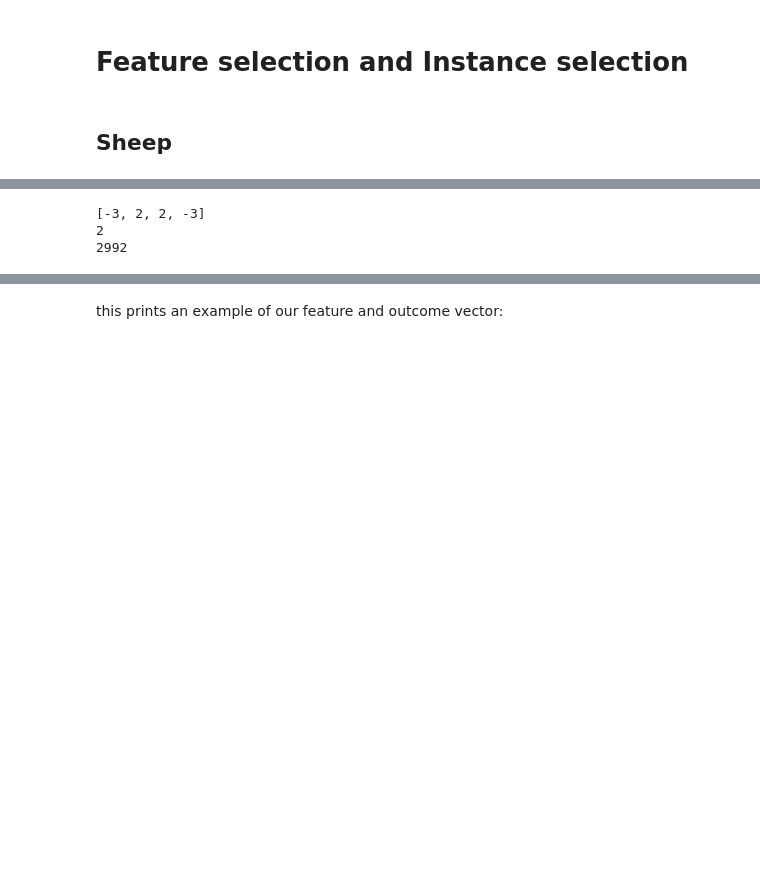
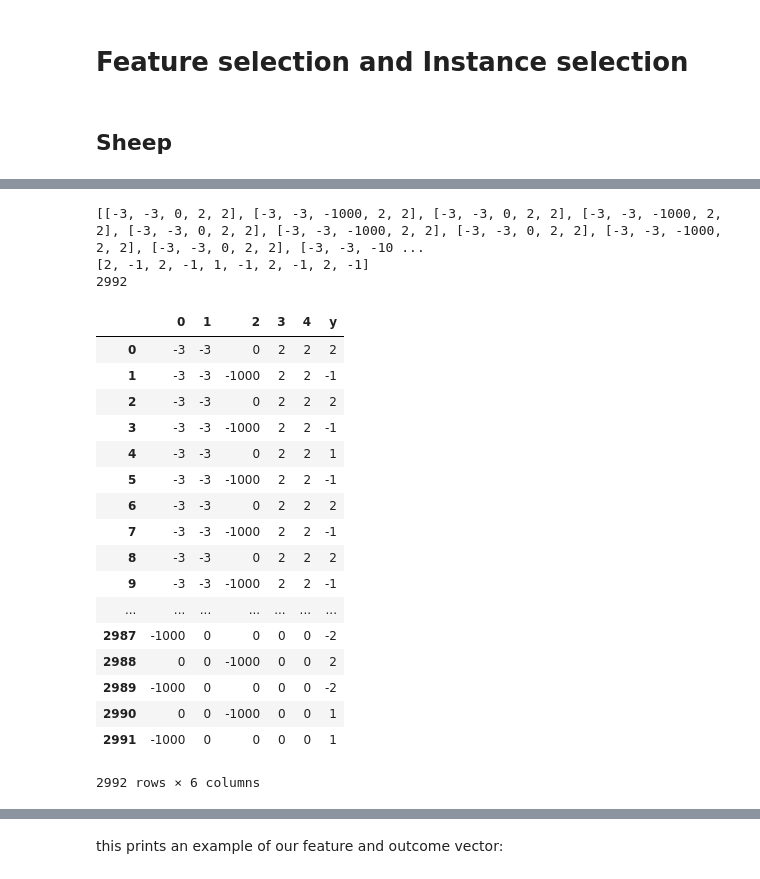
Before and after one commit to rexorci/PAI_Ex2, a Jupyter notebook: kingsheep/model_training_cweber.ipynb, the cells around one changed output, grey strips where cells are left out. Drawn from its saved outputs; the diff is of its cells as text; code cells hidden in the pictures; blank space fills up the shorter version.

```diff
--- a/kingsheep/model_training_cweber.ipynb
+++ b/kingsheep/model_training_cweber.ipynb
@@ -159 +161,4 @@ calculate x and y distance to wolf and to closest food
+# %%
+def manhattan_distance(origin, goal):
+    return abs(origin[0] - goal[0]) + abs(origin[1] - goal[1])
 # %%
@@ -332,19 +324,22 @@ for game in training_data:
 #         # feature 8: is going left allowed?
 #         sf_left = valid_move(sheep_position[0], sheep_position[1] - 1, field,
 #                              row['turn_made_by'], True)
-
+        # feature: value of moving left
+        sf_v_left = value_of_move(sheep_position[0] -1, sheep_position[1], sheep_position, wolf_position, field, food_goal,
+                           row['turn_made_by'], True)
         # feature: value of moving up
-        sf_v_up = value_of_move(sheep_position[0] - 1, sheep_position[1], sheep_position, wolf_position, field, food_goal,
+        sf_v_up = value_of_move(sheep_position[0], sheep_position[1] - 1, sheep_position, wolf_position, field, food_goal,
+                           row['turn_made_by'], True)
+        # feature: value of not moving
+        sf_v_stay = value_of_move(sheep_position[0], sheep_position[1], sheep_position, wolf_position, field, food_goal,
                            row['turn_made_by'], True)
         # feature: value of moving down
-        sf_v_down = value_of_move(sheep_position[0] + 1, sheep_position[1], sheep_position, wolf_position, field, food_goal,
+        sf_v_down = value_of_move(sheep_position[0], sheep_position[1] + 1, sheep_position, wolf_position, field, food_goal,
                            row['turn_made_by'], True)
-        # feature 9: value of moving right
-        sf_v_right = value_of_move(sheep_position[0], sheep_position[1]+1, sheep_position, wolf_position, field, food_goal,
+        # feature: value of moving right
+        sf_v_right = value_of_move(sheep_position[0] + 1, sheep_position[1], sheep_position, wolf_position, field, food_goal,
                            row['turn_made_by'], True)
-        # feature 9: value of moving left
-        sf_v_left = value_of_move(sheep_position[0], sheep_position[1]-1, sheep_position, wolf_position, field, food_goal,
-                           row['turn_made_by'], True)
+
 
 #         game_features.append(sf_x_wolf)
 #         game_features.append(sf_y_wolf)
@@ -354,20 +349,44 @@ for game in training_data:
 #         game_features.append(sf_down)
 #         game_features.append(sf_right)
 #         game_features.append(sf_left)
+        game_features.append(sf_v_left)
         game_features.append(sf_v_up)
+        game_features.append(sf_v_stay)
         game_features.append(sf_v_down)
         game_features.append(sf_v_right)
-        game_features.append(sf_v_left)
 
         #add features and move to X_sheep and Y_sheep
         X_sheep.append(game_features)
         Y_sheep.append(move)
-
-#this prints an example of our feature and outcome vector:
-print(X_sheep[0])
-print(Y_sheep[0])
-print(number_moves)
-# %% [output]
-[-3, 2, 2, -3]
-2
-2992
+# %%
+#this prints an example of our feature and outcome vector:
+print(X_sheep[:10])
+print(Y_sheep[:10])
+print(number_moves)
+# %% [output]
+[[-3, -3, 0, 2, 2], [-3, -3, -1000, 2, 2], [-3, -3, 0, 2, 2], [-3, -3, -1000, 2, 2], [-3, -3, 0, 2, 2], [-3, -3, -1000, 2, 2], [-3, -3, 0, 2, 2], [-3, -3, -1000, 2, 2], [-3, -3, 0, 2, 2], [-3, -3, -10 ...
+[2, -1, 2, -1, 1, -1, 2, -1, 2, -1]
+2992
+# %%
+df_investigate = pd.DataFrame(X_sheep)
+df_investigate['y'] = Y_sheep
+df_investigate
+# %% [output]
+|  | 0 | 1 | 2 | 3 | 4 | y |
+| 0 | -3 | -3 | 0 | 2 | 2 | 2 |
+| 1 | -3 | -3 | -1000 | 2 | 2 | -1 |
+| 2 | -3 | -3 | 0 | 2 | 2 | 2 |
+| 3 | -3 | -3 | -1000 | 2 | 2 | -1 |
+| 4 | -3 | -3 | 0 | 2 | 2 | 1 |
+| 5 | -3 | -3 | -1000 | 2 | 2 | -1 |
+| 6 | -3 | -3 | 0 | 2 | 2 | 2 |
+| 7 | -3 | -3 | -1000 | 2 | 2 | -1 |
+| 8 | -3 | -3 | 0 | 2 | 2 | 2 |
+| 9 | -3 | -3 | -1000 | 2 | 2 | -1 |
+| ... | ... | ... | ... | ... | ... | ... |
+| 2987 | -1000 | 0 | 0 | 0 | 0 | -2 |
+| 2988 | 0 | 0 | -1000 | 0 | 0 | 2 |
+| 2989 | -1000 | 0 | 0 | 0 | 0 | -2 |
+| 2990 | 0 | 0 | -1000 | 0 | 0 | 1 |
+| 2991 | -1000 | 0 | 0 | 0 | 0 | 1 |
+2992 rows × 6 columns
```
Also changed, not shown: parts of 18 cells of this notebook, 7 other files.
